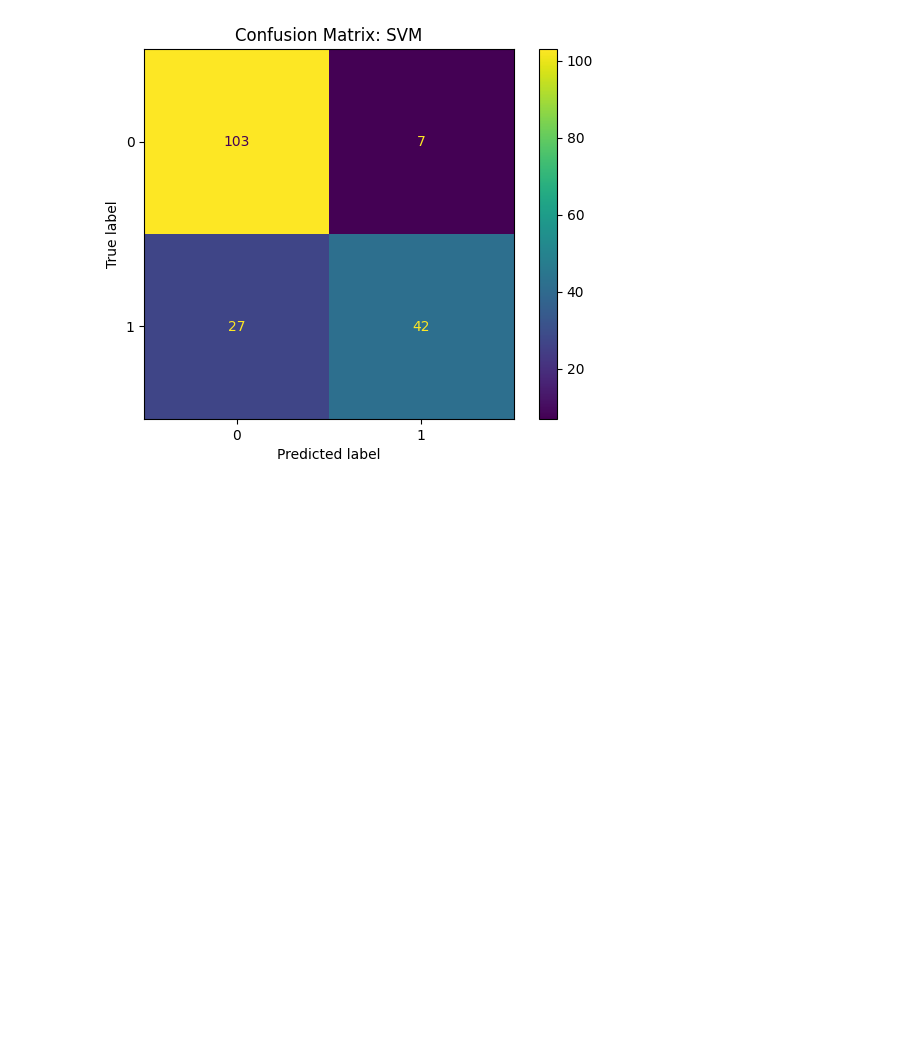
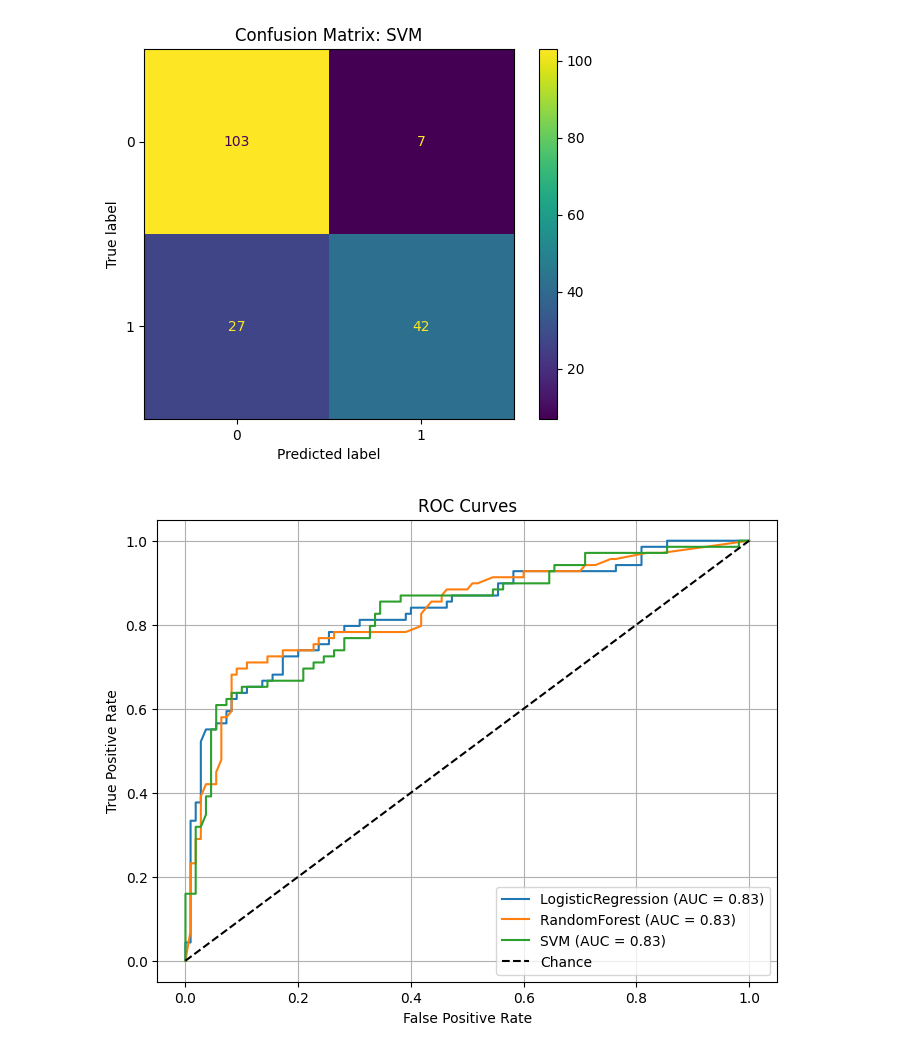
Before and after one commit to SabienNguyen/micro-scikit, a Jupyter notebook: notebooks/titanic_analysis.ipynb, the cells around one changed output. Cells and saved outputs as stored; diff of their text form; code cells hidden in the pictures; blank space fills up the shorter version.

```diff
--- a/notebooks/titanic_analysis.ipynb
+++ b/notebooks/titanic_analysis.ipynb
@@ -278,3 +278,41 @@ for name, model in models.items():
 [figure]
 [figure]
 [figure]
+# %%
+from sklearn.metrics import roc_curve, auc
+from sklearn.preprocessing import label_binarize
+
+# Binarize y if not already binary (needed for ROC)
+# Titanic target is already binary (0/1), so we’re good
+
+plt.figure(figsize=(8, 6))
+
+for name, model in models.items():
+    pipeline = Pipeline([
+        ('preprocessor', preprocessor),
+        ('classifier', model)
+    ])
+    pipeline.fit(X_train, y_train)
+
+    if hasattr(pipeline.named_steps['classifier'], "predict_proba"):
+        y_score = pipeline.predict_proba(X_test)[:, 1]
+    else:
+        # Use decision function if no predict_proba (e.g. SVC)
+        y_score = pipeline.decision_function(X_test)
+
+    fpr, tpr, _ = roc_curve(y_test, y_score)
+    roc_auc = auc(fpr, tpr)
+
+    plt.plot(fpr, tpr, label=f"{name} (AUC = {roc_auc:.2f})")
+
+# Plot random chance line
+plt.plot([0, 1], [0, 1], 'k--', label='Chance')
+
+plt.xlabel('False Positive Rate')
+plt.ylabel('True Positive Rate')
+plt.title('ROC Curves')
+plt.legend(loc='lower right')
+plt.grid(True)
+plt.show()
+# %% [output]
+[figure, added]
```
Also changed, not shown: 1 other file.
